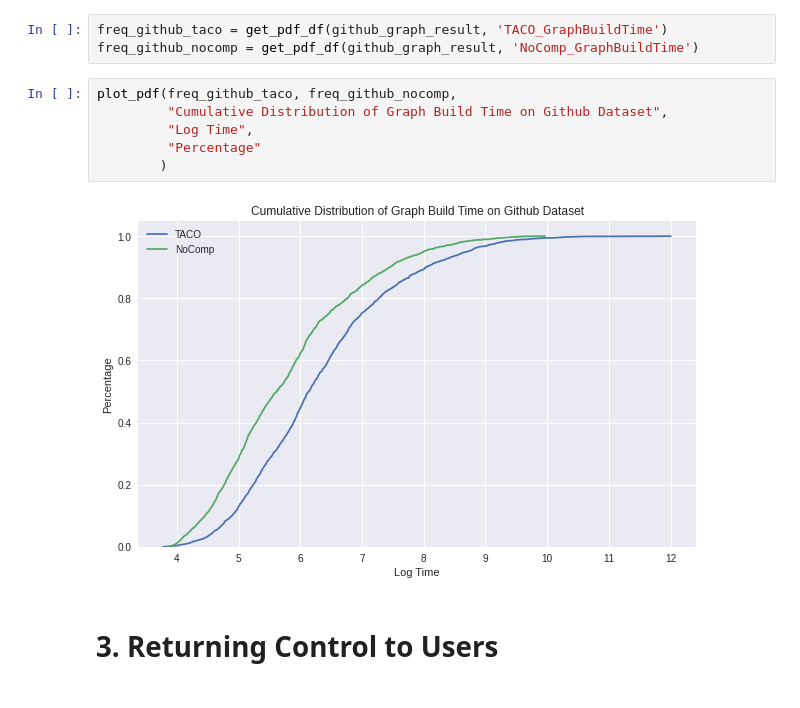
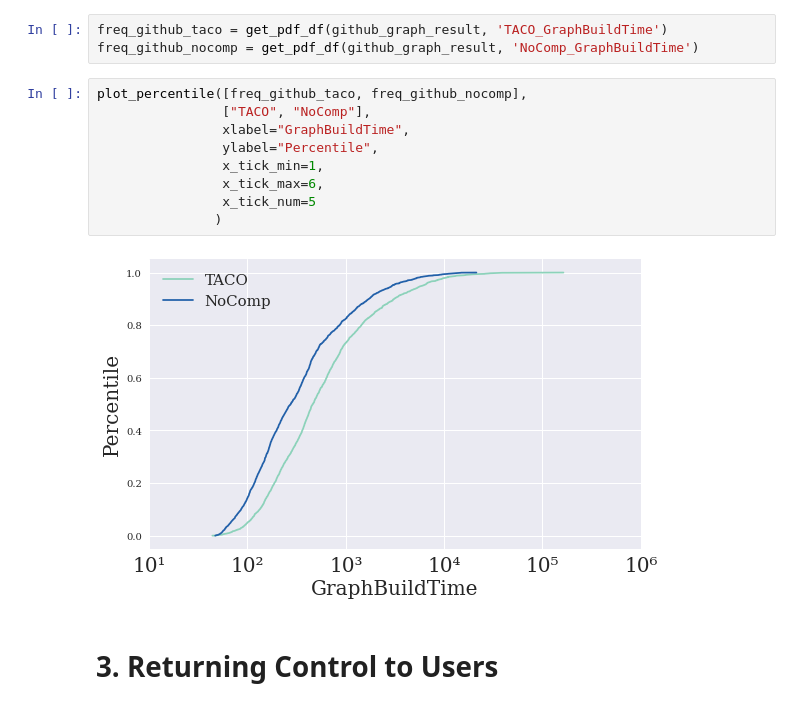
Before and after one commit to dataspread/SpreadsheetAnalyzer, a Jupyter notebook: test_result_analysis.ipynb, the cells around one changed output. Cells and saved outputs as stored; diff of their text form.

```diff
--- a/test_result_analysis.ipynb
+++ b/test_result_analysis.ipynb
@@ -291,14 +315,17 @@ github_graph_result['TACO_GraphBuildTime'].mean(), github_graph_result['NoComp_G
 # %%
 freq_github_taco = get_pdf_df(github_graph_result, 'TACO_GraphBuildTime')
 freq_github_nocomp = get_pdf_df(github_graph_result, 'NoComp_GraphBuildTime')
-# %%
-plot_pdf(freq_github_taco, freq_github_nocomp,
-         "Cumulative Distribution of Graph Build Time on Github Dataset",
-         "Log Time",
-         "Percentage"
-        )
-# %% [output]
-[figure, removed]
+# %%
+plot_percentile([freq_github_taco, freq_github_nocomp],
+                ["TACO", "NoComp"],
+                xlabel="GraphBuildTime",
+                ylabel="Percentile",
+                x_tick_min=1,
+                x_tick_max=6,
+                x_tick_num=5
+               )
+# %% [output]
+[figure, added]
 # %% [markdown]
 # 3. Returning Control to Users
 # %%
```
Also changed, not shown: parts of 33 cells of this notebook.
